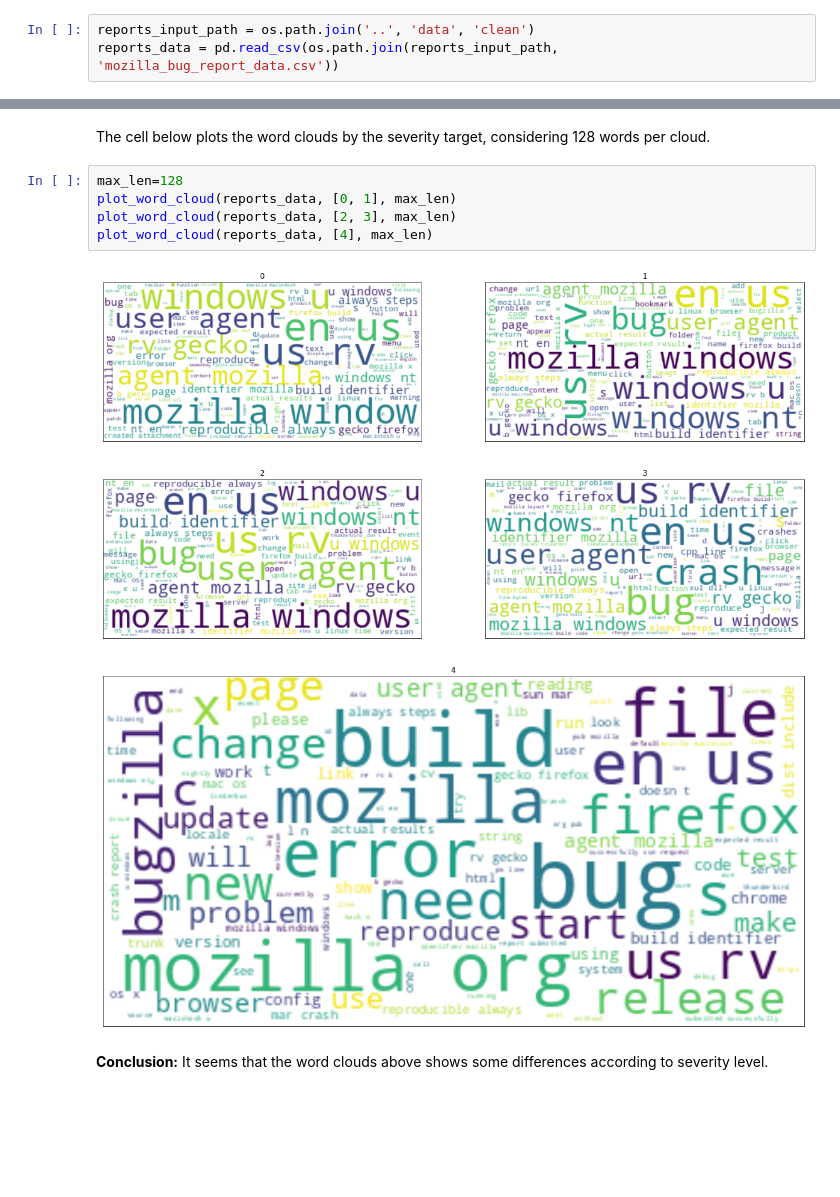
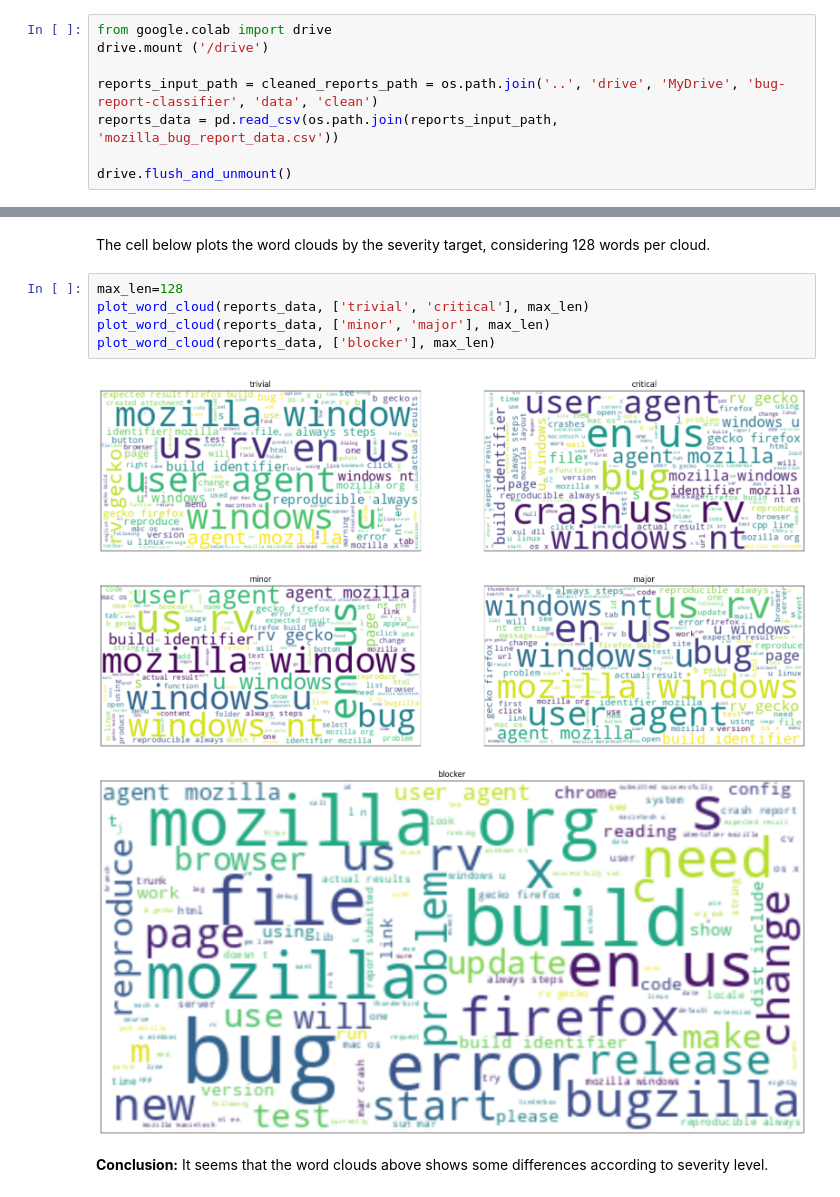
Before and after one commit to gomesluiz/nlp-for-fun, a Jupyter notebook: u4-02-hands-on-1-classificacao-de-texto-2-exploratory-data-analysis.ipynb, the cells around one changed output, grey strips where cells are left out. Cells and saved outputs as stored; diff of their text form; blank space fills up the shorter version.

```diff
--- a/u4-02-hands-on-1-classificacao-de-texto-2-exploratory-data-analysis.ipynb
+++ b/u4-02-hands-on-1-classificacao-de-texto-2-exploratory-data-analysis.ipynb
@@ -35,5 +70,10 @@ The cell below load the cleaned bug reports dataset. This dataset has the follow
 | long_description |  The description of a report written when the bug report was opened. |
 | severity_code | The target label that represents the bug severity level.|
 # %%
-reports_input_path = os.path.join('..', 'data', 'clean')
+from google.colab import drive
+drive.mount ('/drive')
+
+reports_input_path = cleaned_reports_path = os.path.join('..', 'drive', 'MyDrive', 'bug-report-classifier', 'data', 'clean')
 reports_data = pd.read_csv(os.path.join(reports_input_path, 'mozilla_bug_report_data.csv'))
+
+drive.flush_and_unmount()
@@ -75,12 +120,12 @@ ax.set(ylim=(0, 800))
 The cell below plots the word clouds by the severity target, considering 128 words per cloud.
 # %%
 max_len=128
-plot_word_cloud(reports_data, [0, 1], max_len)
-plot_word_cloud(reports_data, [2, 3], max_len)
-plot_word_cloud(reports_data, [4], max_len)
+plot_word_cloud(reports_data, ['trivial', 'critical'], max_len)
+plot_word_cloud(reports_data, ['minor', 'major'], max_len)
+plot_word_cloud(reports_data, ['blocker'], max_len)
 # %% [output]
-[figure, old version]
+[figure, new version]
-[figure, old version]
+[figure, new version]
-[figure, old version]
+[figure, new version]
 # %% [markdown]
 **Conclusion:** It seems that the word clouds above shows some differences according to severity level.
```
Also changed, not shown: parts of 5 cells of this notebook.
